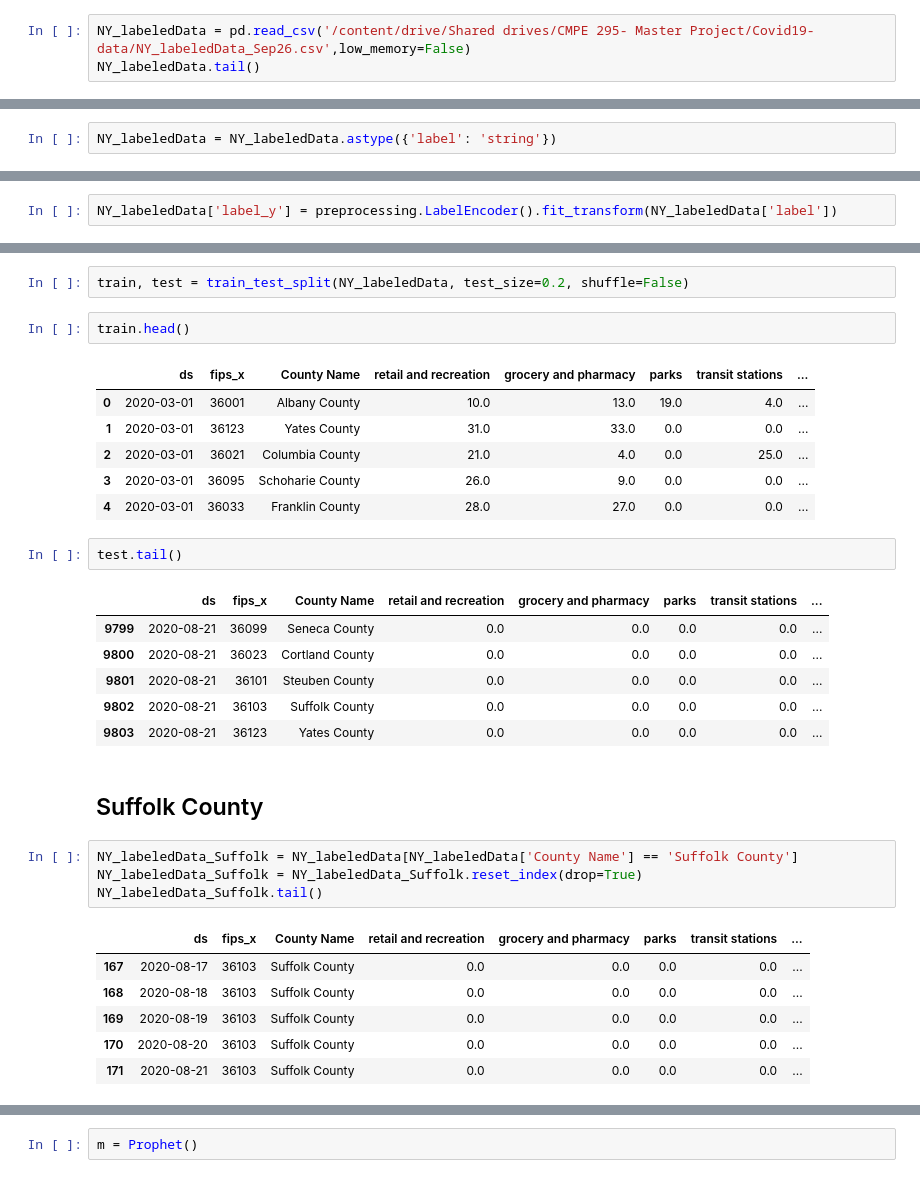
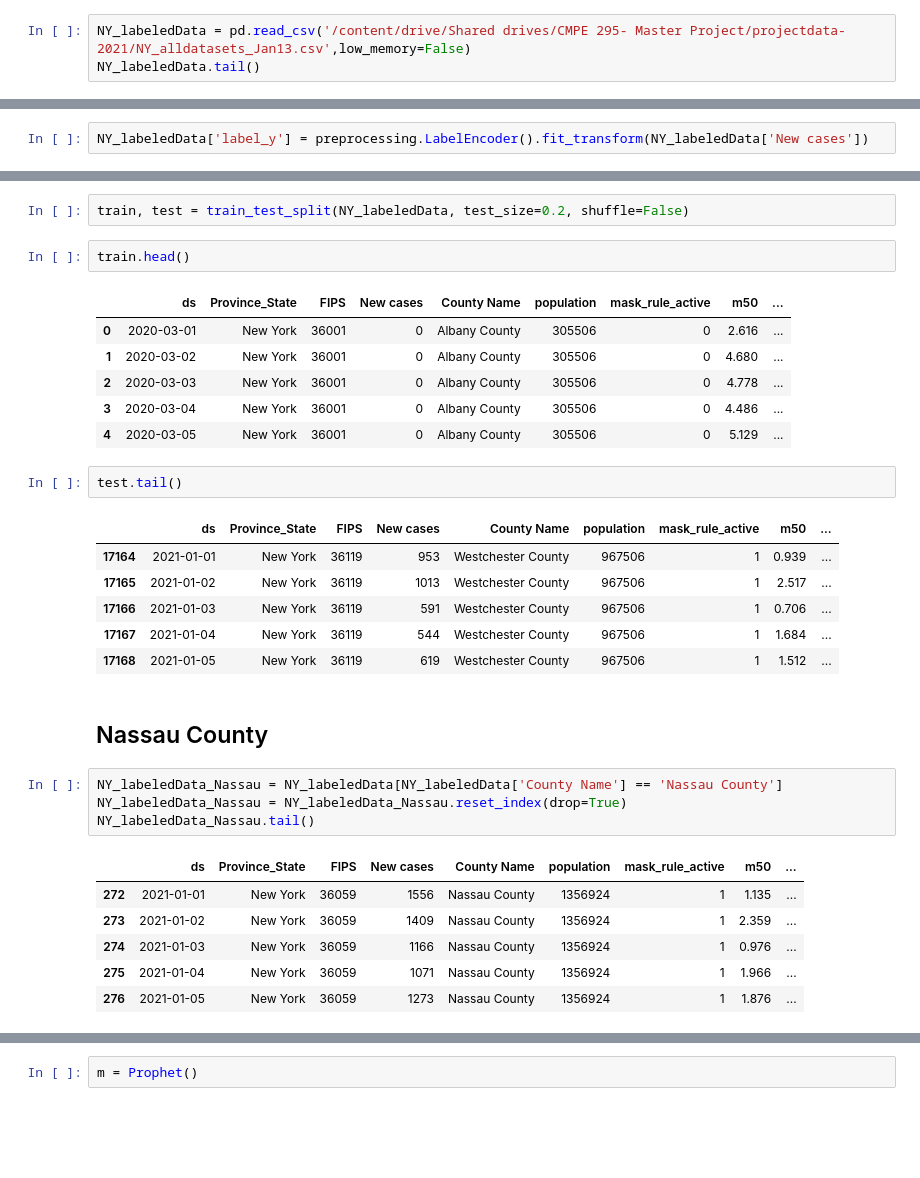
Before and after one commit to jeyasri-s2/meansquares, a Jupyter notebook: version2/modeling/prophet/NY_TimeSeriesAnalysis_Prophet.ipynb, the cells around one changed output, grey strips where cells are left out. Cells and saved outputs as stored; diff of their text form; blank space fills up the shorter version.

```diff
--- a/version2/modeling/prophet/NY_TimeSeriesAnalysis_Prophet.ipynb
+++ b/version2/modeling/prophet/NY_TimeSeriesAnalysis_Prophet.ipynb
@@ -20,6 +18,6 @@ from fbprophet.diagnostics import performance_metrics
 # %% [markdown]
 ## New York Data
 # %%
-NY_labeledData = pd.read_csv('/content/drive/Shared drives/CMPE 295- Master Project/Covid19-data/NY_labeledData_Sep26.csv',low_memory=False)
+NY_labeledData = pd.read_csv('/content/drive/Shared drives/CMPE 295- Master Project/projectdata-2021/NY_alldatasets_Jan13.csv',low_memory=False)
 NY_labeledData.tail()
 # %% [output]
@@ -32,9 +30,7 @@ NY_labeledData.tail()
-# %%
-NY_labeledData = NY_labeledData.astype({'label': 'string'})
 # %%
 NY_labeledData = NY_labeledData.dropna()
 # %%
-NY_labeledData['label_y'] = preprocessing.LabelEncoder().fit_transform(NY_labeledData['label'])
+NY_labeledData['label_y'] = preprocessing.LabelEncoder().fit_transform(NY_labeledData['New cases'])
 # %%
 NY_labeledData['County Name Label'] = preprocessing.LabelEncoder().fit_transform(NY_labeledData['County Name'])
 # %%
@@ -44,32 +40,32 @@ train, test = train_test_split(NY_labeledData, test_size=0.2, shuffle=False)
 # %%
 train.head()
 # %% [output]
-|  | ds | fips_x | County Name | retail and recreation | grocery and pharmacy | parks | transit stations | ... |
-| 0 | 2020-03-01 | 36001 | Albany County | 10.0 | 13.0 | 19.0 | 4.0 | ... |
-| 1 | 2020-03-01 | 36123 | Yates County | 31.0 | 33.0 | 0.0 | 0.0 | ... |
-| 2 | 2020-03-01 | 36021 | Columbia County | 21.0 | 4.0 | 0.0 | 25.0 | ... |
-| 3 | 2020-03-01 | 36095 | Schoharie County | 26.0 | 9.0 | 0.0 | 0.0 | ... |
-| 4 | 2020-03-01 | 36033 | Franklin County | 28.0 | 27.0 | 0.0 | 0.0 | ... |
+|  | ds | Province_State | FIPS | New cases | County Name | population | mask_rule_active | m50 | ... |
+| 0 | 2020-03-01 | New York | 36001 | 0 | Albany County | 305506 | 0 | 2.616 | ... |
+| 1 | 2020-03-02 | New York | 36001 | 0 | Albany County | 305506 | 0 | 4.680 | ... |
+| 2 | 2020-03-03 | New York | 36001 | 0 | Albany County | 305506 | 0 | 4.778 | ... |
+| 3 | 2020-03-04 | New York | 36001 | 0 | Albany County | 305506 | 0 | 4.486 | ... |
+| 4 | 2020-03-05 | New York | 36001 | 0 | Albany County | 305506 | 0 | 5.129 | ... |
 # %%
 test.tail()
 # %% [output]
-|  | ds | fips_x | County Name | retail and recreation | grocery and pharmacy | parks | transit stations | ... |
-| 9799 | 2020-08-21 | 36099 | Seneca County | 0.0 | 0.0 | 0.0 | 0.0 | ... |
-| 9800 | 2020-08-21 | 36023 | Cortland County | 0.0 | 0.0 | 0.0 | 0.0 | ... |
-| 9801 | 2020-08-21 | 36101 | Steuben County | 0.0 | 0.0 | 0.0 | 0.0 | ... |
-| 9802 | 2020-08-21 | 36103 | Suffolk County | 0.0 | 0.0 | 0.0 | 0.0 | ... |
-| 9803 | 2020-08-21 | 36123 | Yates County | 0.0 | 0.0 | 0.0 | 0.0 | ... |
+|  | ds | Province_State | FIPS | New cases | County Name | population | mask_rule_active | m50 | ... |
+| 17164 | 2021-01-01 | New York | 36119 | 953 | Westchester County | 967506 | 1 | 0.939 | ... |
+| 17165 | 2021-01-02 | New York | 36119 | 1013 | Westchester County | 967506 | 1 | 2.517 | ... |
+| 17166 | 2021-01-03 | New York | 36119 | 591 | Westchester County | 967506 | 1 | 0.706 | ... |
+| 17167 | 2021-01-04 | New York | 36119 | 544 | Westchester County | 967506 | 1 | 1.684 | ... |
+| 17168 | 2021-01-05 | New York | 36119 | 619 | Westchester County | 967506 | 1 | 1.512 | ... |
 # %% [markdown]
-## Suffolk County
+## Nassau County
 # %%
-NY_labeledData_Suffolk = NY_labeledData[NY_labeledData['County Name'] == 'Suffolk County']
-NY_labeledData_Suffolk = NY_labeledData_Suffolk.reset_index(drop=True)
-NY_labeledData_Suffolk.tail()
+NY_labeledData_Nassau = NY_labeledData[NY_labeledData['County Name'] == 'Nassau County']
+NY_labeledData_Nassau = NY_labeledData_Nassau.reset_index(drop=True)
+NY_labeledData_Nassau.tail()
 # %% [output]
-|  | ds | fips_x | County Name | retail and recreation | grocery and pharmacy | parks | transit stations | ... |
-| 167 | 2020-08-17 | 36103 | Suffolk County | 0.0 | 0.0 | 0.0 | 0.0 | ... |
-| 168 | 2020-08-18 | 36103 | Suffolk County | 0.0 | 0.0 | 0.0 | 0.0 | ... |
-| 169 | 2020-08-19 | 36103 | Suffolk County | 0.0 | 0.0 | 0.0 | 0.0 | ... |
-| 170 | 2020-08-20 | 36103 | Suffolk County | 0.0 | 0.0 | 0.0 | 0.0 | ... |
-| 171 | 2020-08-21 | 36103 | Suffolk County | 0.0 | 0.0 | 0.0 | 0.0 | ... |
+|  | ds | Province_State | FIPS | New cases | County Name | population | mask_rule_active | m50 | ... |
+| 272 | 2021-01-01 | New York | 36059 | 1556 | Nassau County | 1356924 | 1 | 1.135 | ... |
+| 273 | 2021-01-02 | New York | 36059 | 1409 | Nassau County | 1356924 | 1 | 2.359 | ... |
+| 274 | 2021-01-03 | New York | 36059 | 1166 | Nassau County | 1356924 | 1 | 0.976 | ... |
+| 275 | 2021-01-04 | New York | 36059 | 1071 | Nassau County | 1356924 | 1 | 1.966 | ... |
+| 276 | 2021-01-05 | New York | 36059 | 1273 | Nassau County | 1356924 | 1 | 1.876 | ... |
 # %%
```
Also changed, not shown: parts of 18 cells of this notebook.
